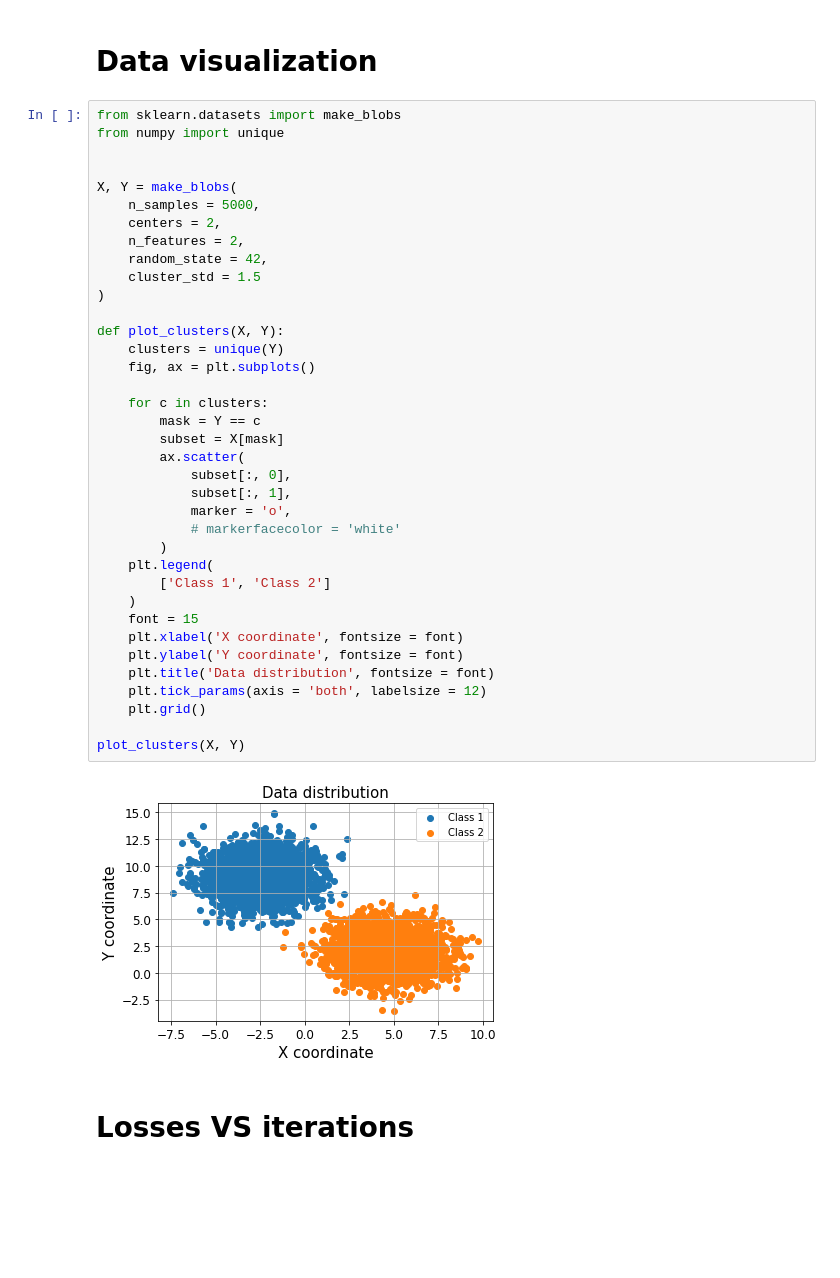
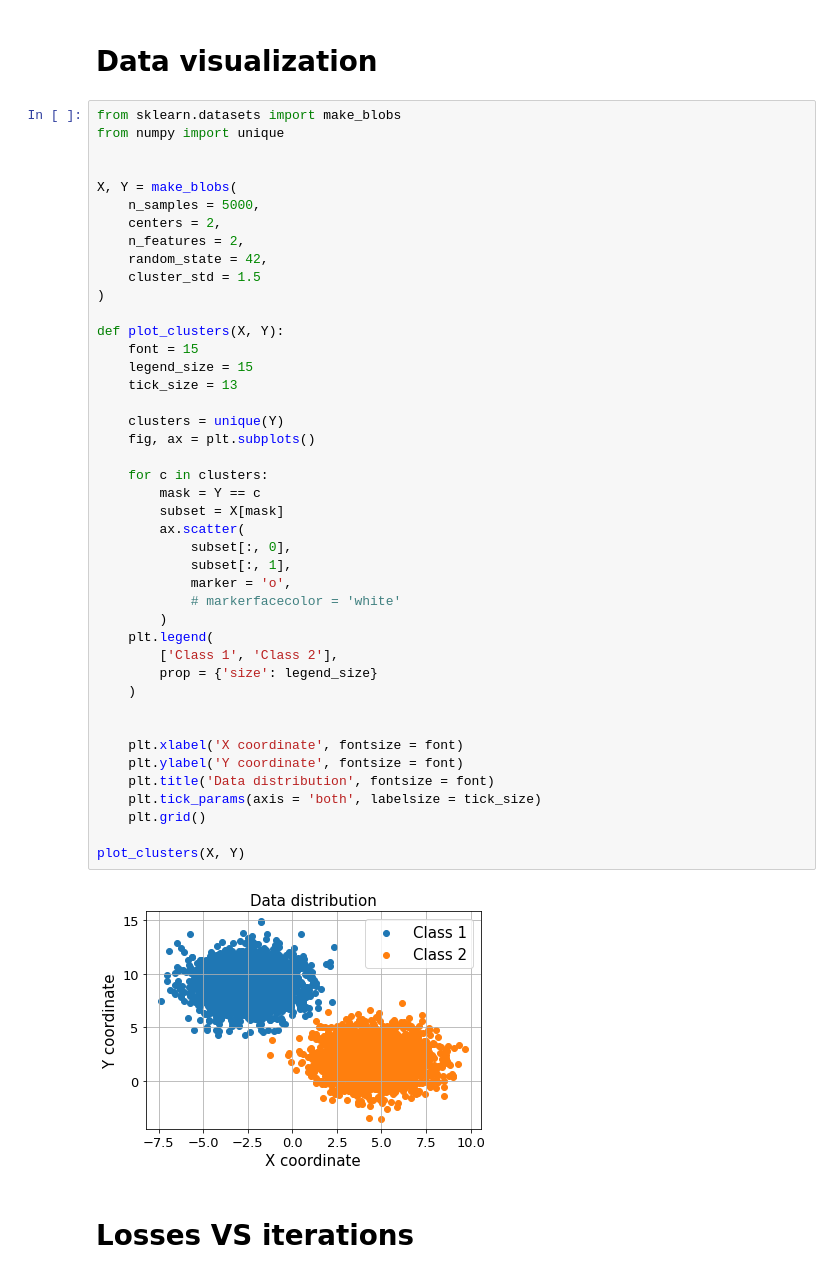
Before and after one commit to PashaIanko/Semi-Supervised-Labelling, a Jupyter notebook: model_evaluation.ipynb, the cells around one changed output. Drawn from its saved outputs; the diff is of its cells as text; blank space fills up the shorter version.

```diff
--- a/model_evaluation.ipynb
+++ b/model_evaluation.ipynb
@@ -57,37 +57,43 @@ from numpy import unique
 X, Y = make_blobs(
     n_samples = 5000,
     centers = 2,
     n_features = 2,
     random_state = 42,
     cluster_std = 1.5
 )
 
 def plot_clusters(X, Y):
+    font = 15
+    legend_size = 15
+    tick_size = 13
+
     clusters = unique(Y)
     fig, ax = plt.subplots()
 
     for c in clusters:
         mask = Y == c
         subset = X[mask]
         ax.scatter(
             subset[:, 0],
             subset[:, 1],
             marker = 'o',
             # markerfacecolor = 'white'
         )
     plt.legend(
-        ['Class 1', 'Class 2']
+        ['Class 1', 'Class 2'],
+        prop = {'size': legend_size}
     )
-    font = 15
+
+
     plt.xlabel('X coordinate', fontsize = font)
     plt.ylabel('Y coordinate', fontsize = font)
     plt.title('Data distribution', fontsize = font)
-    plt.tick_params(axis = 'both', labelsize = 12)
+    plt.tick_params(axis = 'both', labelsize = tick_size)
     plt.grid()
 
 plot_clusters(X, Y)
 # %% [output]
-[figure, old version]
+[figure, new version]
 # %% [markdown]
 # Losses VS iterations
 # %%
```
Also changed, not shown: parts of 6 cells of this notebook.
